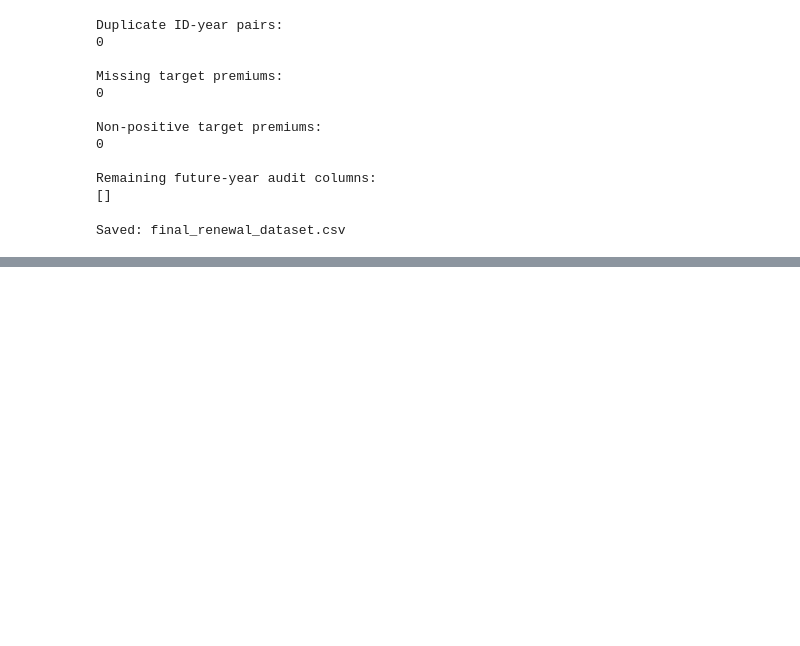
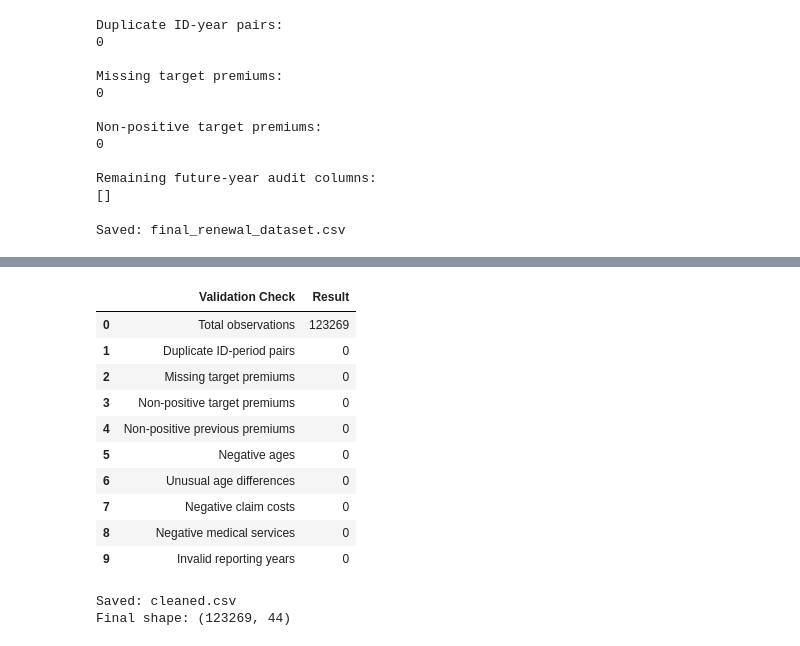
Before and after one commit to Aum-Tailor/ML-Health-Insurance, a Jupyter notebook: Cleaning.ipynb, the cells around one changed output, grey strips where cells are left out. Cells and saved outputs as stored; diff of their text form; code cells hidden in the pictures; blank space fills up the shorter version.

```diff
--- a/Cleaning.ipynb
+++ b/Cleaning.ipynb
@@ -1256,0 +1394,63 @@ Saved: final_renewal_dataset.csv
+# %%
+checks = {
+    "Total observations": len(final_renewal_dataset),
+
+    "Duplicate ID-period pairs":
+        final_renewal_dataset.duplicated(
+            subset=["ID", "period"]
+        ).sum(),
+
+    "Missing target premiums":
+        final_renewal_dataset["target_premium"].isna().sum(),
+
+    "Non-positive target premiums":
+        (final_renewal_dataset["target_premium"] <= 0).sum(),
+
+    "Non-positive previous premiums":
+        (final_renewal_dataset["previous_premium"] <= 0).sum(),
+
+    "Negative ages":
+        (final_renewal_dataset["age"] < 0).sum(),
+
+    "Unusual age differences":
+        (~final_renewal_dataset["age_difference"].isin([0, 1])).sum(),
+
+    "Negative claim costs":
+        (final_renewal_dataset["cost_claims_year"] < 0).sum(),
+
+    "Negative medical services":
+        (final_renewal_dataset["n_medical_services"] < 0).sum(),
+
+    "Invalid reporting years":
+        (~final_renewal_dataset["period"].isin([2017, 2018])).sum()
+}
+
+display(
+    pd.DataFrame(
+        checks.items(),
+        columns=["Validation Check", "Result"]
+    )
+)
+# %% [output]
+|  | Validation Check | Result |
+| 0 | Total observations | 123269 |
+| 1 | Duplicate ID-period pairs | 0 |
+| 2 | Missing target premiums | 0 |
+| 3 | Non-positive target premiums | 0 |
+| 4 | Non-positive previous premiums | 0 |
+| 5 | Negative ages | 0 |
+| 6 | Unusual age differences | 0 |
+| 7 | Negative claim costs | 0 |
+| 8 | Negative medical services | 0 |
+| 9 | Invalid reporting years | 0 |
+# %%
+final_renewal_dataset.to_csv(
+    "cleaned.csv",
+    index=False
+)
+
+print("Saved: cleaned.csv")
+print("Final shape:", final_renewal_dataset.shape)
+# %% [output]
+Saved: cleaned.csv
+Final shape: (123269, 44)
```
Also changed, not shown: parts of 25 cells of this notebook, 3 other files.
